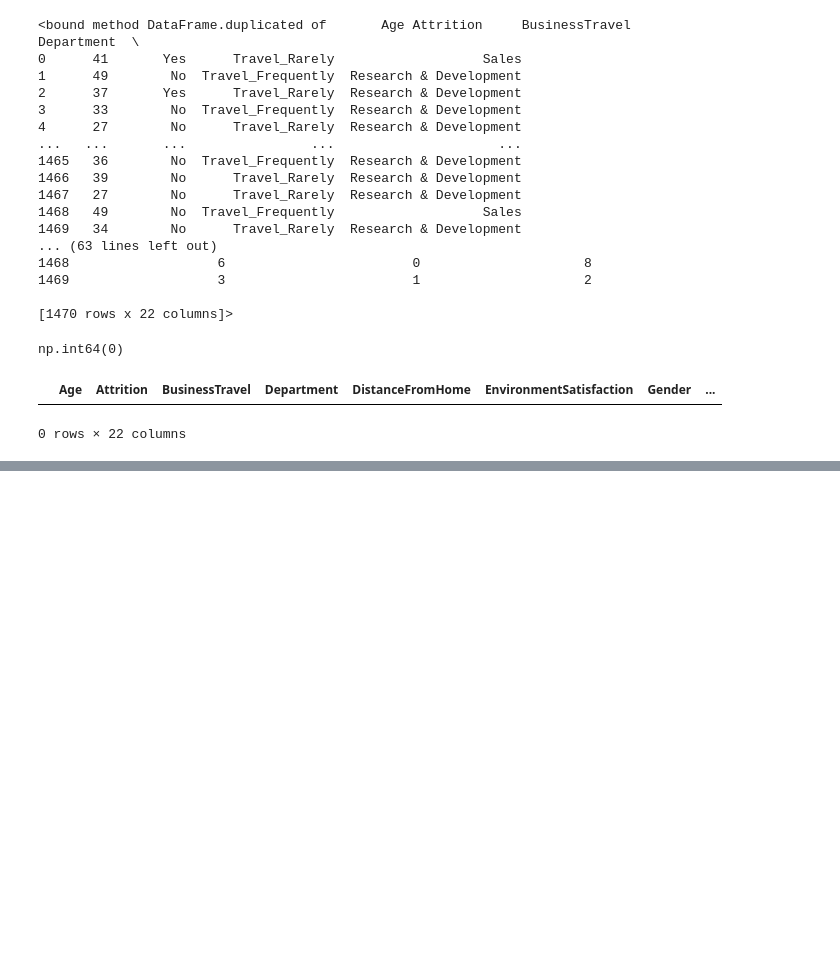
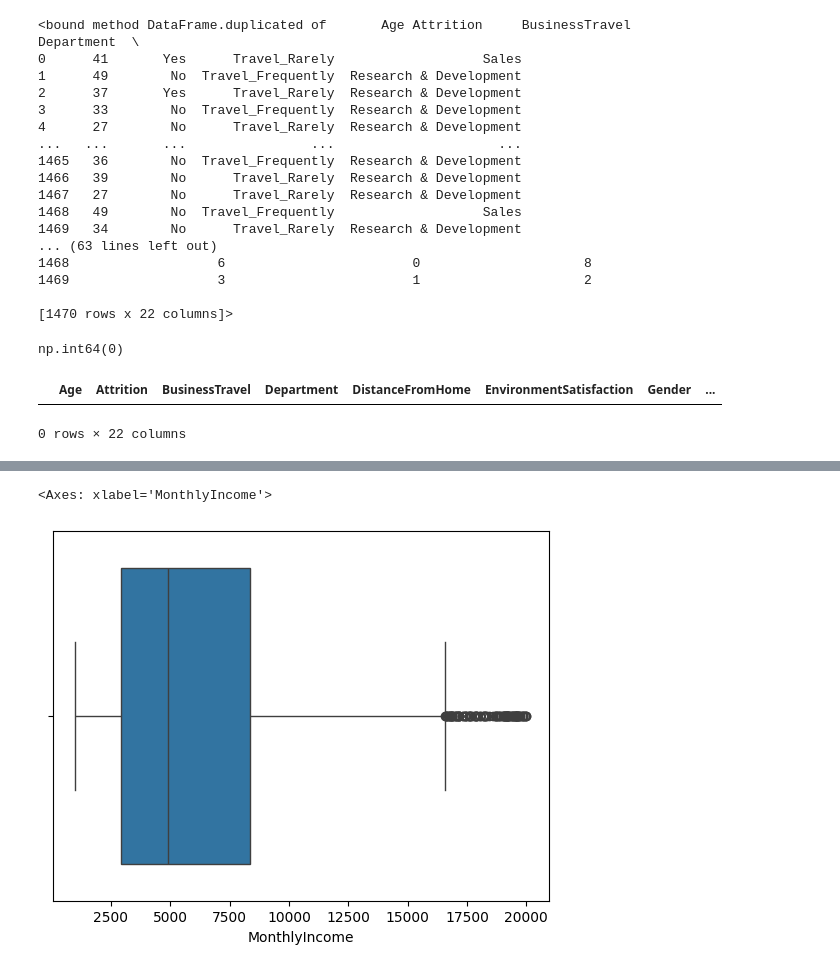
Before and after one commit to RajiReddy15/Employee-Attrition-Prediction-HR-Analytics-, a Jupyter notebook: scripts/datacleaning.ipynb, the cells around one changed output, grey strips where cells are left out. Saved outputs shown, nothing was run; the diff lists cells and outputs as text; code cells hidden in the pictures; blank space fills up the shorter version.

```diff
--- a/scripts/datacleaning.ipynb
+++ b/scripts/datacleaning.ipynb
@@ -142,0 +210,5 @@ df.drop_duplicates(inplace=True)
+# %%
+sns.boxplot(x=df['MonthlyIncome'])
+# %% [output]
+<Axes: xlabel='MonthlyIncome'>
+[figure, added]
```
Also changed, not shown: parts of 13 cells of this notebook.
